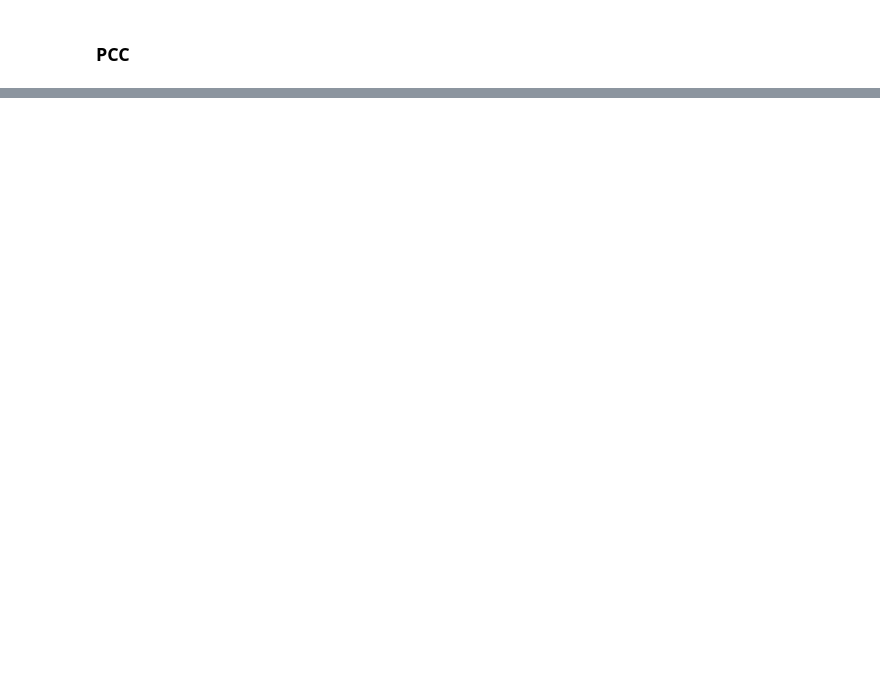
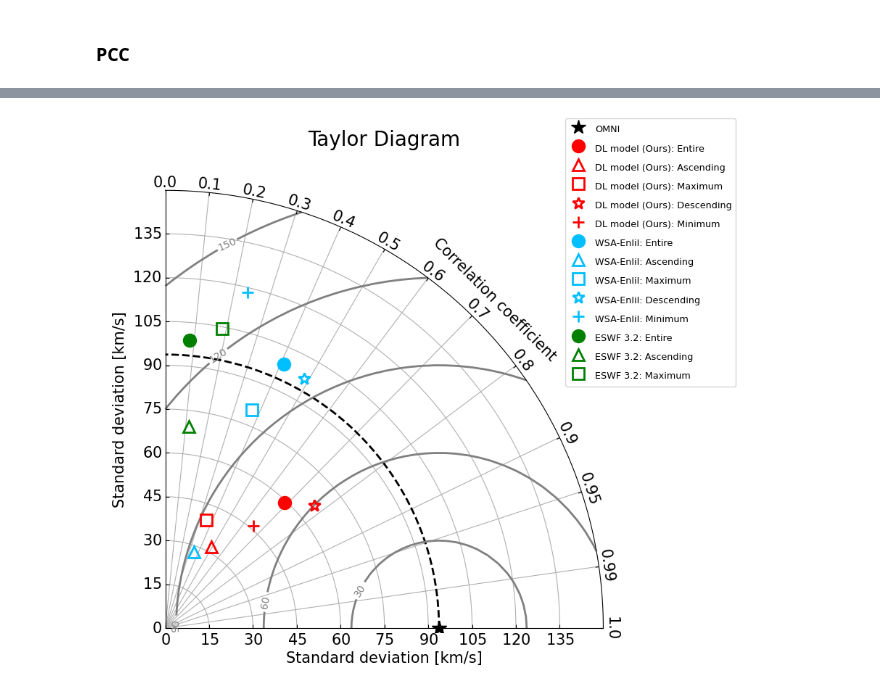
Before and after one commit to coffee77iruk/SW_Speed_comparison, a Jupyter notebook: statistical_verification.ipynb, the cells around one changed output, grey strips where cells are left out. Saved outputs shown, nothing was run; the diff lists cells and outputs as text; code cells hidden in the pictures; blank space fills up the shorter version.

```diff
--- a/statistical_verification.ipynb
+++ b/statistical_verification.ipynb
@@ -302,9 +351,9 @@ for CR_lists in [CR_list_2012, CR_list_2013, CR_list_2014, CR_list_2015, CR_list
     print("{}".format(CR_lists))
     for CR in tqdm(CR_lists):
         _, omni_speeds = OMNI(CR)
-        _, wsa_speeds = WSA_Enlil(CR)
+        _, wsa_speeds = WSA_ENLIL(CR)
         _, eswf3_2speeds = ESWF3_2(CR)
-        _, model_speeds = Model(CR)
+        _, model_speeds = DL_Model(CR)
 
         omni_speeds = np.array(omni_speeds)
         wsa_speeds = np.array(wsa_speeds)
@@ -330,0 +621,89 @@ for CR_lists in [CR_list_2012, CR_list_2013, CR_list_2014, CR_list_2015, CR_list
+# %%
+# Taylor Diagram 생성 함수
+def create_taylor_diagram():
+    # 관측 데이터 (Reference)의 표준편차
+    obsSTD = model_taylor_stats['sdev'][0]
+
+    # 모델별 데이터 준비
+    datasets = [
+        {"stats": model_taylor_stats, "color": "red", "label": "DL model (Ours): Entire", "marker": "o", "fill": True},
+        {"stats": model_ascending_taylor_stats, "color": "red", "label": "DL model (Ours): Ascending", "marker": "^"},
+        {"stats": model_maximum_taylor_stats, "color": "red", "label": "DL model (Ours): Maximum", "marker": "s"},
+        {"stats": model_descending_taylor_stats, "color": "red", "label": "DL model (Ours): Descending", "marker": "*"},
+        {"stats": model_minimum_taylor_stats, "color": "red", "label": "DL model (Ours): Minimum", "marker": "+"},
+
+        {"stats": wsa_taylor_stats, "color": "deepskyblue", "label": "WSA-Enlil: Entire", "marker": "o", "fill": True},
+        {"stats": wsa_ascending_taylor_stats, "color": "deepskyblue", "label": "WSA-Enlil: Ascending", "marker": "^"},
+        {"stats": wsa_maximum_taylor_stats, "color": "deepskyblue", "label": "WSA-Enlil: Maximum", "marker": "s"},
+        {"stats": wsa_descending_taylor_stats, "color": "deepskyblue", "label": "WSA-Enlil: Descending", "marker": "*"},
+        {"stats": wsa_minimum_taylor_stats, "color": "deepskyblue", "label": "WSA-Enlil: Minimum", "marker": "+"},
+
+        {"stats": eswf_taylor_stats, "color": "green", "label": "ESWF 3.2: Entire", "marker": "o", "fill": True},
+        {"stats": eswf_ascending_taylor_stats, "color": "green", "label": "ESWF 3.2: Ascending", "marker": "^"},
+        {"stats": eswf_maximum_taylor_stats, "color": "green", "label": "ESWF 3.2: Maximum", "marker": "s"},
+        #{"stats": eswf_descending_taylor_stats, "color": "green", "label": "ESWF 3.2: Descending", "marker": "*"},
+        #{"stats": eswf_minimum_taylor_stats, "color": "green", "label": "ESWF 3.2: Minimum", "marker": "+"},
+    ]
+
+    # Taylor Diagram 생성
+    fig = plt.figure(figsize=(10, 8))
+    dia = TaylorDiagram(obsSTD, fig=fig, rect=111, label='OMNI')
+    #dia = TaylorDiagram(obsSTD, fig=fig, rect=111)
+
+    # Contour 추가
+    plt.clabel(dia.add_contours(colors='#808080'), inline=1, fontsize=10)
+
+    # 각 데이터 포인트 추가
+    for data in datasets:
+        stats = data["stats"]
+        color = data["color"]
+        label = data["label"]
+        marker = data["marker"]
+        fill = data.get("fill", False)
+
+        dia.add_sample(
+            stats['sdev'][1],  # 표준편차
+            stats['ccoef'][1],  # 상관계수
+            label=label,
+            marker=marker,
+            mec=color,
+            mfc=color if fill else 'none',  # 전체 기간은 내부 채우기
+            mew=2.0,  # 테두리 두께
+            ms=12,  # 마커 크기
+        )
+
+    # 범례 추가 (마커 크기 줄이기)
+    spl = [p.get_label() for p in dia.samplePoints]
+    legend = fig.legend(
+        dia.samplePoints,
+        spl,
+        numpoints=1,
+        loc='upper right',  # 오른쪽 상단 위치
+        prop=dict(size=9.2),  # 범례 텍스트 크기
+        frameon=True,
+        handlelength=2,  # 범례 마커 길이
+        handleheight=2,  # 범례 마커 높이
+    )
+
+    # 범례에서 선 제거
+    for handle in legend.legend_handles:
+        handle.set_linewidth(0)
+
+    plt.title("Taylor Diagram", fontsize=20, pad=40)
+
+    # 플롯 조정
+    plt.rcParams["figure.figsize"] = [10.0, 8.0]  # 플롯 크기를 조금 더 키움
+    plt.rcParams['lines.linewidth'] = 2  # 선 두께를 두껍게
+    plt.rcParams.update({'font.size': 15})  # 글꼴 크기를 키워 텍스트를 더 잘 보이게
+
+    title_str = "Taylor Diagram"
+    save_path = "E:\\Research\\SWspeed\\Visualization_2012-2020\\plot_images\\\\{}.png".format(title_str)
+    plt.savefig(save_path, dpi=300, bbox_inches='tight')  # Save figure
+
+    plt.show()
+
+
+# Taylor Diagram 생성 및 시각화 실행
+create_taylor_diagram()
+# %% [output]
+[figure, added]
```
Also changed, not shown: parts of 16 cells of this notebook, 1 other file.
